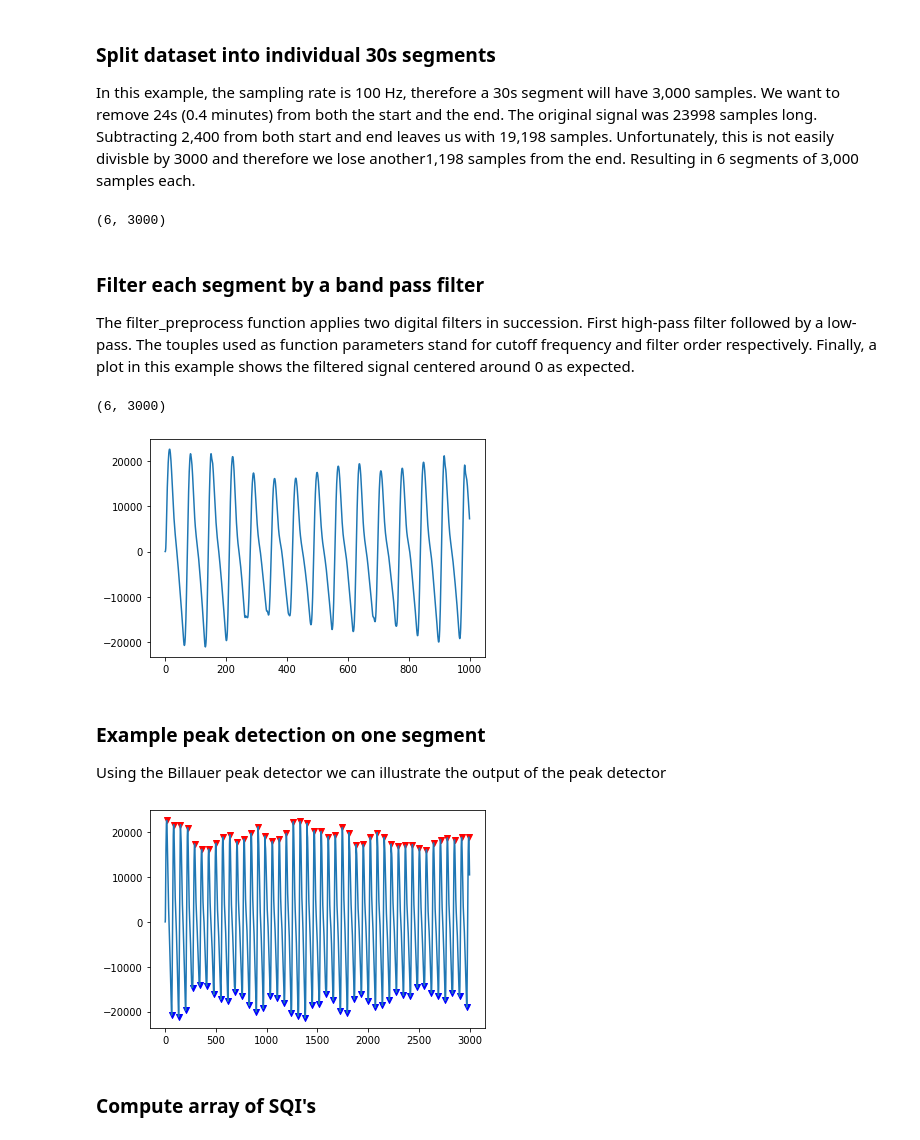
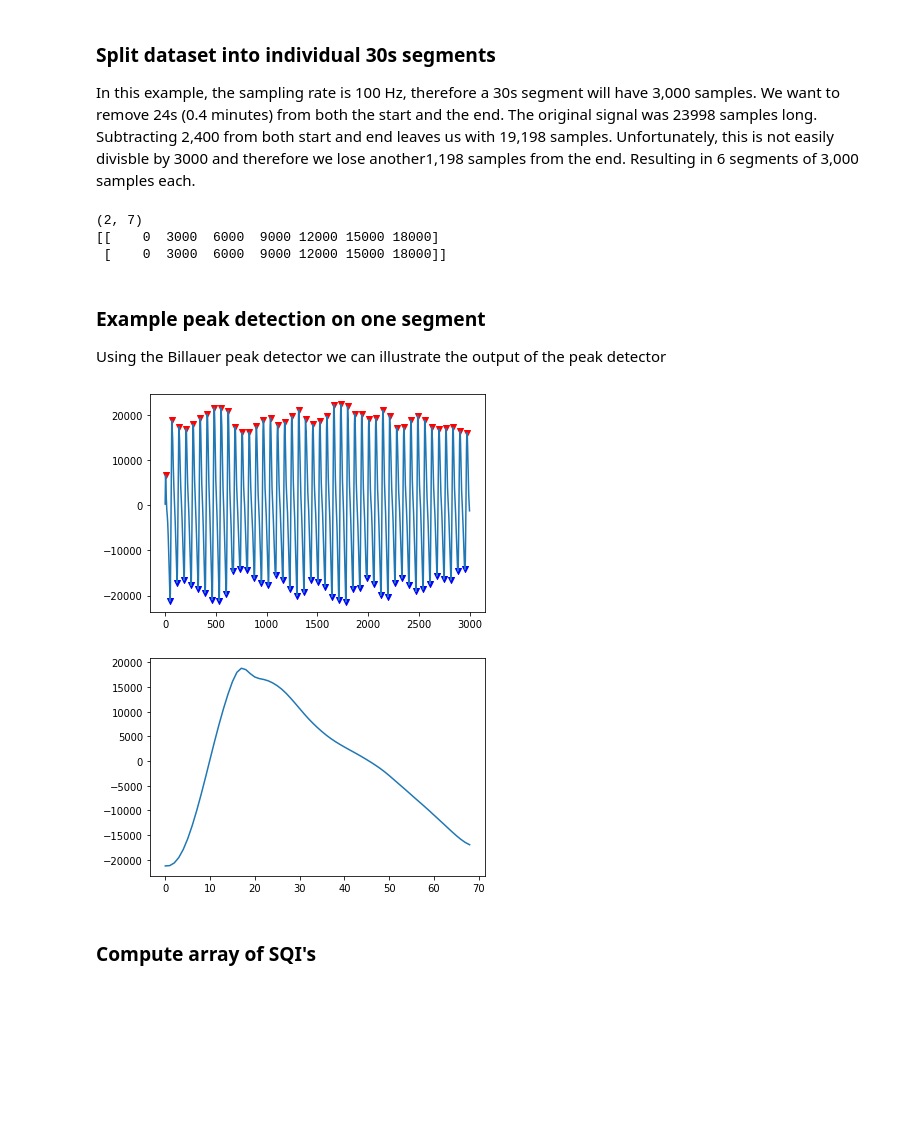
Before and after one commit to meta00/vital_sqi, a Jupyter notebook: examples/SQI_pipeline_PPG.ipynb, the cells around one changed output. Saved outputs shown, nothing was run; the diff lists cells and outputs as text; code cells hidden in the pictures; blank space fills up the shorter version.

Commit message:
New version of PPG pileine playbook, renamed highlevel folder due to clashes with pyedflib import highlevel

```diff
--- a/examples/SQI_pipeline_PPG.ipynb
+++ b/examples/SQI_pipeline_PPG.ipynb
@@ -26,18 +26,26 @@ This returns a SignalSQI class that is compatible with other vital_sqi package f
 # %%
 from vital_sqi.data.signal_io import PPG_reader
 
+#Prepare variables for playbook
+sampling_rate = 100 #Hz
+hp_filt_params = (1, 1) #(Hz, order)
+lp_filt_params = (20, 4) #(Hz, order)
+filter_type =  'butter'
+trim_amount = 20 #s
+segment_length = 30 #s
+
 file_name = "ppg_smartcare.csv"
 ppg_data = PPG_reader(os.path.join("../tests/test_data",file_name),
-                      signal_idx=['PLETH'],
+                      signal_idx=['PLETH', 'IR_ADC'],
                       timestamp_idx= ['TIMESTAMP_MS'],
                       info_idx=['SPO2_PCT','PULSE_BPM','PERFUSION_INDEX'],
-                      timestamp_unit='ms', sampling_rate=100, start_datetime=None)
+                      timestamp_unit='ms', sampling_rate=sampling_rate, start_datetime=None)
 
 #We have loaded a single data column, therefore we only have 1D timeseries
 print(ppg_data.signals.shape)
 #Plot a random 10s segment of the signal
 s = np.arange(0,1000,1)
 fig, ax = plt.subplots()
-ax.plot(s, ppg_data.signals[10000:11000])
+ax.plot(s, ppg_data.signals[0][10000:11000])
 plt.show()
 # %% [output]
@@ -45,0 +58,12 @@ plt.show()
+# %%
+import vital_sqi.highlevel_functions.highlevel as sqi_hl
+
+raw_signal = np.copy(ppg_data.signals.T[trim_amount*sampling_rate:-trim_amount*sampling_rate].T) #save the raw signal
+ppg_data.update_signal(sqi_hl.signal_preprocess(signal_channel=ppg_data.signals, hp_cutoff_order=hp_filt_params, lp_cutoff_order=lp_filt_params, trim_amount=trim_amount, filter_type=filter_type, sampling_rate=sampling_rate))
+
+print(ppg_data.signals.shape)
+
+s = np.arange(0,1000,1)
+fig, ax = plt.subplots()
+ax.plot(s, ppg_data.signals[0][8000:9000])
+plt.show()
@@ -47,45 +74,42 @@ plt.show()
 ### Split dataset into individual 30s segments
 
 In this example, the sampling rate is 100 Hz, therefore a 30s segment will have 3,000 samples. We want to remove 24s (0.4 minutes) from both the start and the end. The original signal was 23998 samples long. Subtracting 2,400 from both start and end leaves us with 19,198 samples. Unfortunately, this is not easily divisble by 3000 and therefore we lose another1,198 samples from the end. Resulting in 6 segments of 3,000 samples each.
-# %%
-ppg_data.split_to_segments(minute_remove=0.4, segment_duration=30)
-print(ppg_data.signals.shape)
-# %% [output]
-(6, 3000)
-# %% [markdown]
-### Filter each segment by a band pass filter
-
-The filter_preprocess function applies two digital filters in succession. First high-pass filter followed by a low-pass. The touples used as function parameters stand for cutoff frequency and filter order respectively. Finally, a plot in this example shows the filtered signal centered around 0 as expected.
-# %%
-ppg_data.filter_preprocess(hp_cutoff_order=(1, 1), lp_cutoff_order=(20, 4), filter_type='butter')
-print(ppg_data.signals.shape)
-
-s = np.arange(0,1000,1)
-fig, ax = plt.subplots()
-ax.plot(s, ppg_data.signals[0][0:1000])
-plt.show()
-# %% [output]
-(6, 3000)
-[figure, removed]
+# %%
+import vital_sqi.data.segment_split as sqi_sg
+
+ppg_data.update_segment_indices(sqi_sg.generate_segment_idx(segment_length=segment_length, sampling_rate=sampling_rate, signal_array=ppg_data.signals))
+print(ppg_data.segments.shape)
+print(ppg_data.segments)
+# %% [output]
+(2, 7)
+[[    0  3000  6000  9000 12000 15000 18000]
+ [    0  3000  6000  9000 12000 15000 18000]]
 # %% [markdown]
 ### Example peak detection on one segment
 Using the Billauer peak detector we can illustrate the output of the peak detector
 # %%
 from vital_sqi.common.rpeak_detection import PeakDetector
 
 detector = PeakDetector()
-peak_list, trough_list = detector.ppg_detector(ppg_data.signals[0], 7)
+peak_list, trough_list = detector.ppg_detector(ppg_data.signals[0][ppg_data.segments[0][0]:ppg_data.segments[0][1]], 7)
 
+#Plot results of peak detection
 s = np.arange(0,3000,1)
 fig, ax = plt.subplots()
-ax.plot(s, ppg_data.signals[0])
+ax.plot(s, ppg_data.signals[0][ppg_data.segments[0][0]:ppg_data.segments[0][1]])
 if len(peak_list)!=0:
     ax.scatter(peak_list,ppg_data.signals[0][peak_list],color="r",marker="v")
 if len(trough_list)!=0:
     ax.scatter(trough_list,ppg_data.signals[0][trough_list],color="b",marker="v")
 plt.show()
+
+#Plot a single period
+fig, ax = plt.subplots()
+ax.plot(ppg_data.signals[0][trough_list[0]:trough_list[1]])
+plt.show()
 # %% [output]
-[figure, old version]
+[figure, new version]
+[figure, added]
 # %% [markdown]
 ### Compute array of SQI's
 # %%
```
Also changed, not shown: parts of 4 cells of this notebook, 7 other files.
